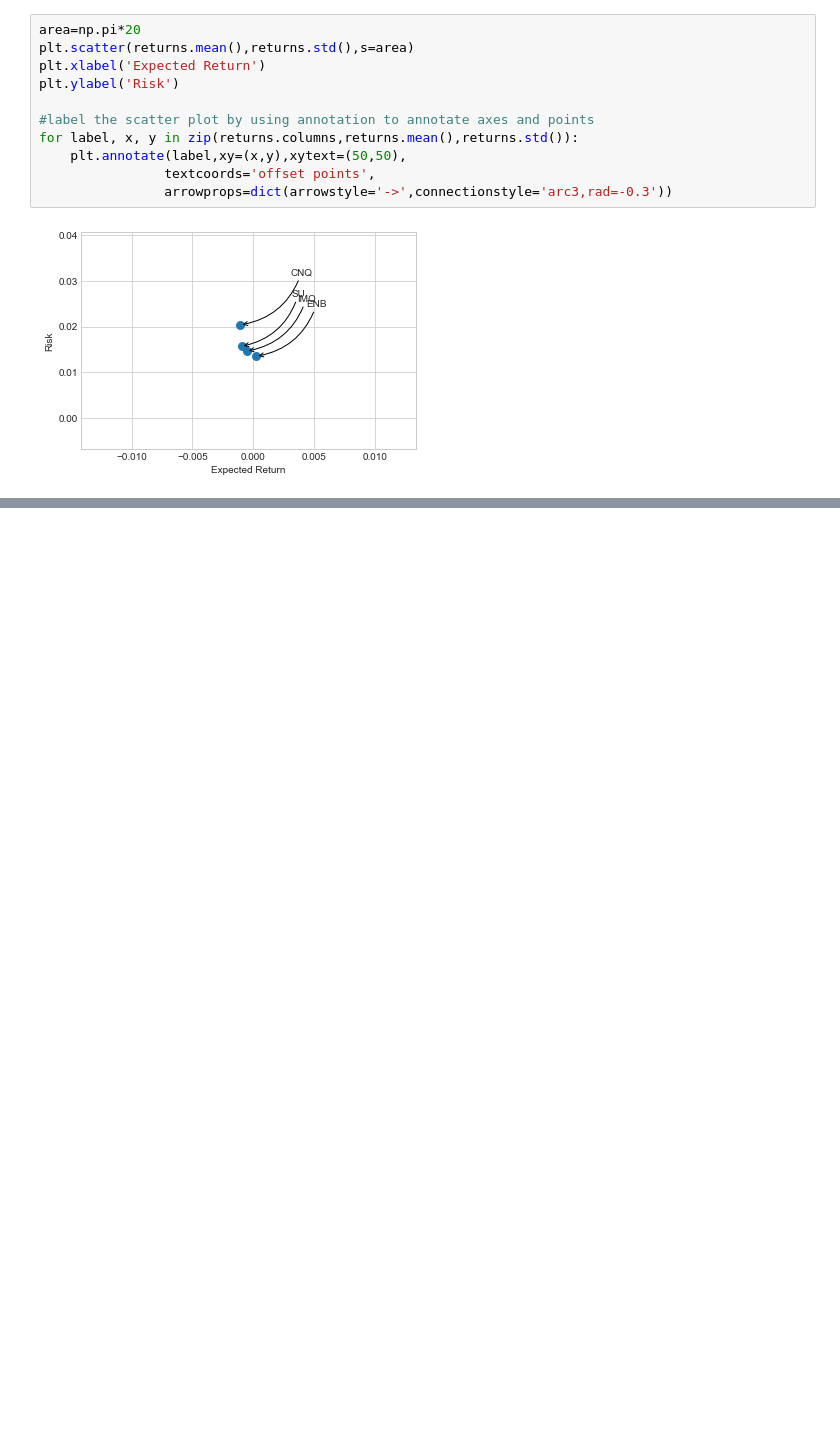
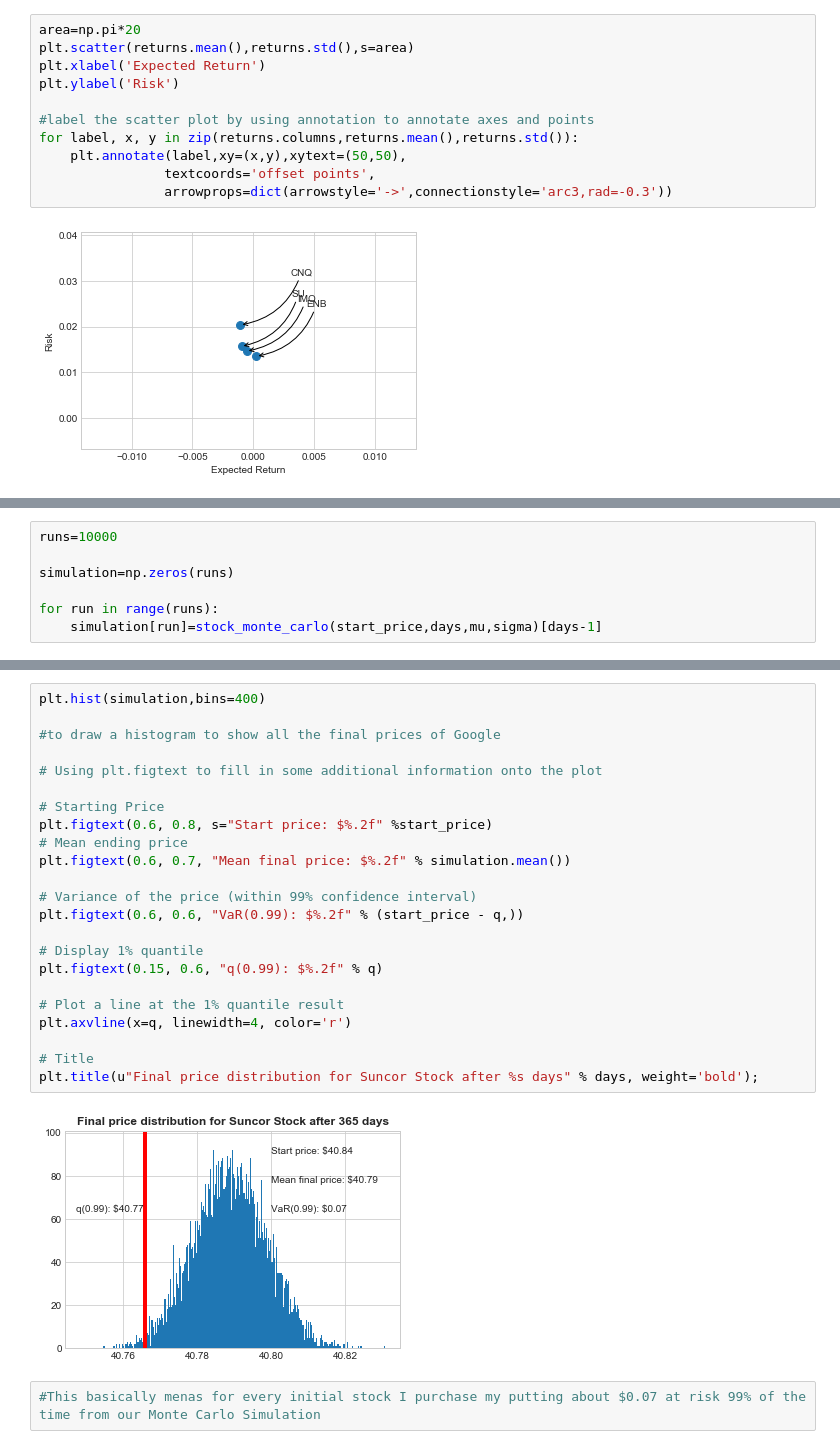
Before and after one commit to SiwenWei/Stock-Analysis, a Jupyter notebook: Oil Company Stock.ipynb, the cells around one changed output, grey strips where cells are left out. Saved outputs shown, nothing was run; the diff lists cells and outputs as text; blank space fills up the shorter version.

```diff
--- a/Oil Company Stock.ipynb
+++ b/Oil Company Stock.ipynb
@@ -216,0 +291,7 @@ for label, x, y in zip(returns.columns,returns.mean(),returns.std()):
+# %%
+runs=10000
+
+simulation=np.zeros(runs)
+
+for run in range(runs):
+    simulation[run]=stock_monte_carlo(start_price,days,mu,sigma)[days-1]
@@ -216,0 +303,27 @@ for label, x, y in zip(returns.columns,returns.mean(),returns.std()):
+# %%
+plt.hist(simulation,bins=400)
+
+#to draw a histogram to show all the final prices of Google
+
+# Using plt.figtext to fill in some additional information onto the plot
+
+# Starting Price
+plt.figtext(0.6, 0.8, s="Start price: $%.2f" %start_price)
+# Mean ending price
+plt.figtext(0.6, 0.7, "Mean final price: $%.2f" % simulation.mean())
+
+# Variance of the price (within 99% confidence interval)
+plt.figtext(0.6, 0.6, "VaR(0.99): $%.2f" % (start_price - q,))
+
+# Display 1% quantile
+plt.figtext(0.15, 0.6, "q(0.99): $%.2f" % q)
+
+# Plot a line at the 1% quantile result
+plt.axvline(x=q, linewidth=4, color='r')
+
+# Title
+plt.title(u"Final price distribution for Suncor Stock after %s days" % days, weight='bold');
+# %% [output]
+[figure, added]
+# %%
+#This basically menas for every initial stock I purchase my putting about $0.07 at risk 99% of the time from our Monte Carlo Simulation
```
Also changed, not shown: parts of 14 cells of this notebook.
